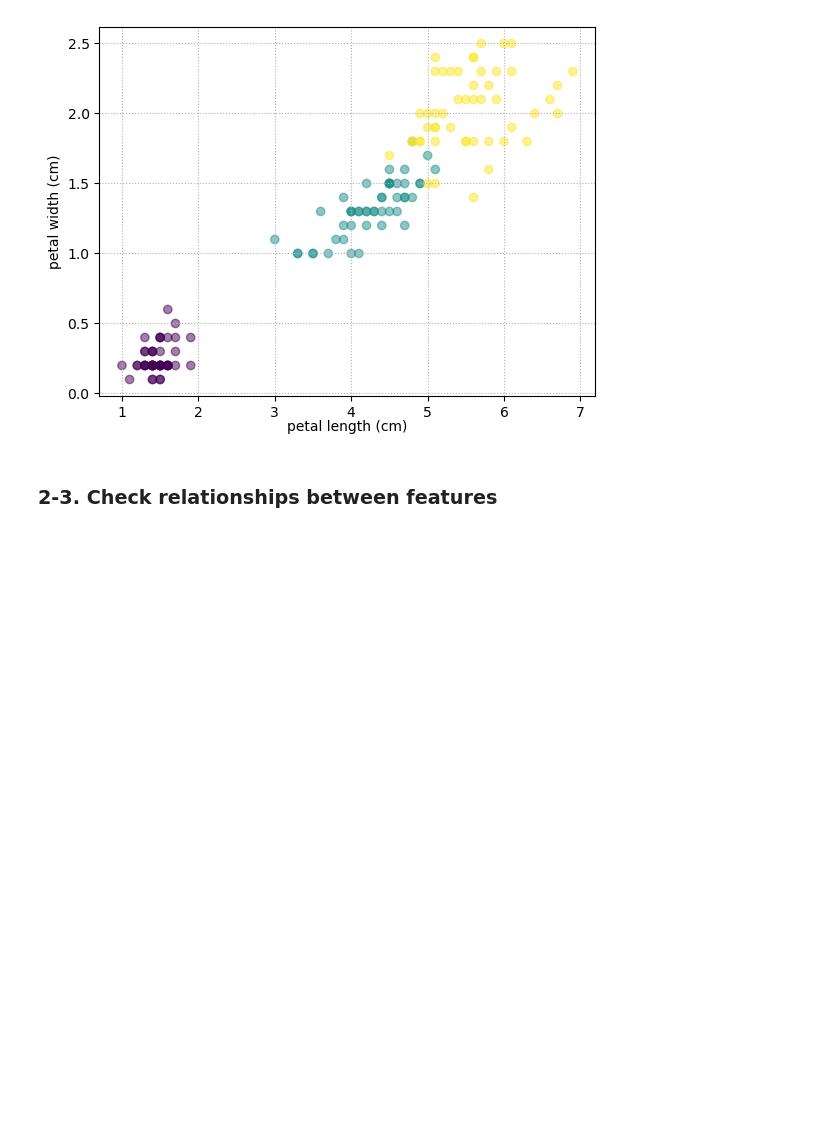
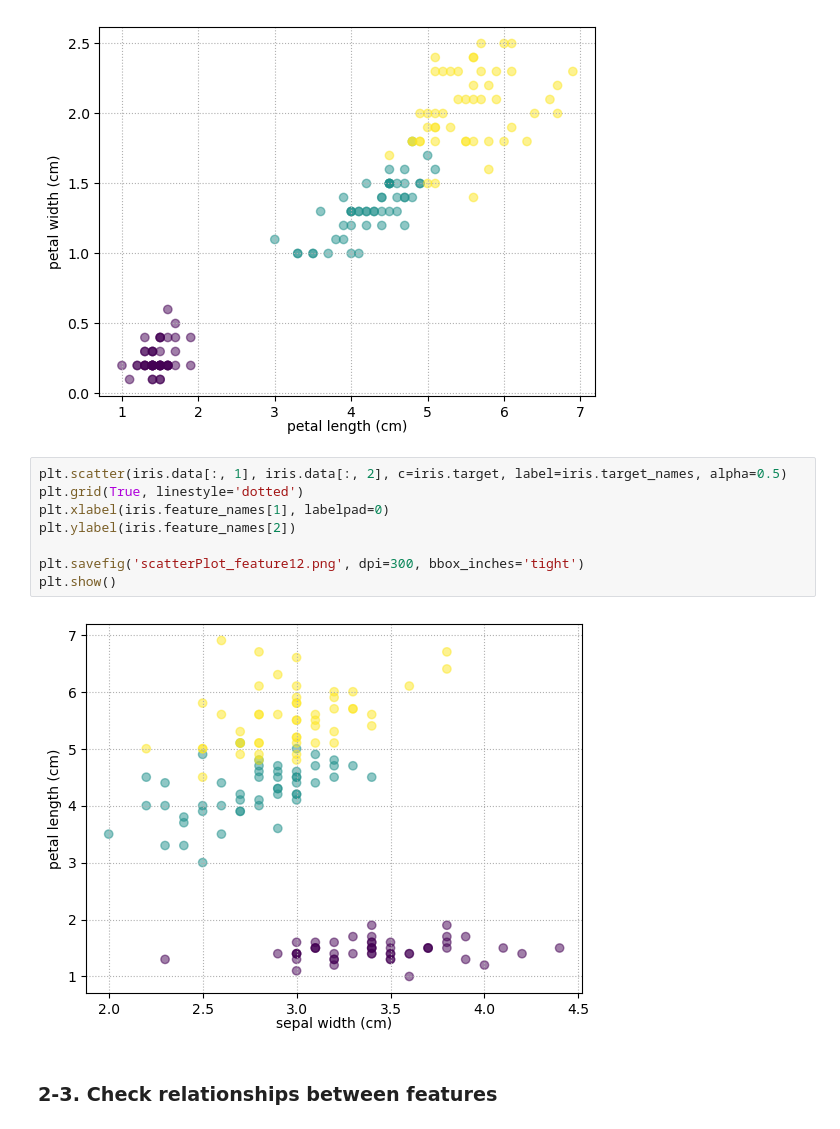
Before and after one commit to kiczaaa/verification, a Jupyter notebook: iris_final/iris.ipynb, the cells around one changed output. Drawn from its saved outputs; the diff is of its cells as text; blank space fills up the shorter version.

```diff
--- a/iris_final/iris.ipynb
+++ b/iris_final/iris.ipynb
@@ -141,6 +155,16 @@ plt.savefig('scatterPlot_feature23.png', dpi=300, bbox_inches='tight')
 plt.show()
 # %% [output]
 [figure]
+# %%
+plt.scatter(iris.data[:, 1], iris.data[:, 2], c=iris.target, label=iris.target_names, alpha=0.5)
+plt.grid(True, linestyle='dotted')
+plt.xlabel(iris.feature_names[1], labelpad=0)
+plt.ylabel(iris.feature_names[2])
+
+plt.savefig('scatterPlot_feature12.png', dpi=300, bbox_inches='tight')
+plt.show()
+# %% [output]
+[figure, added]
 # %% [markdown]
 ### 2-3. Check relationships between features
 # %%
```
Also changed, not shown: parts of 4 cells of this notebook, 9 other files.
